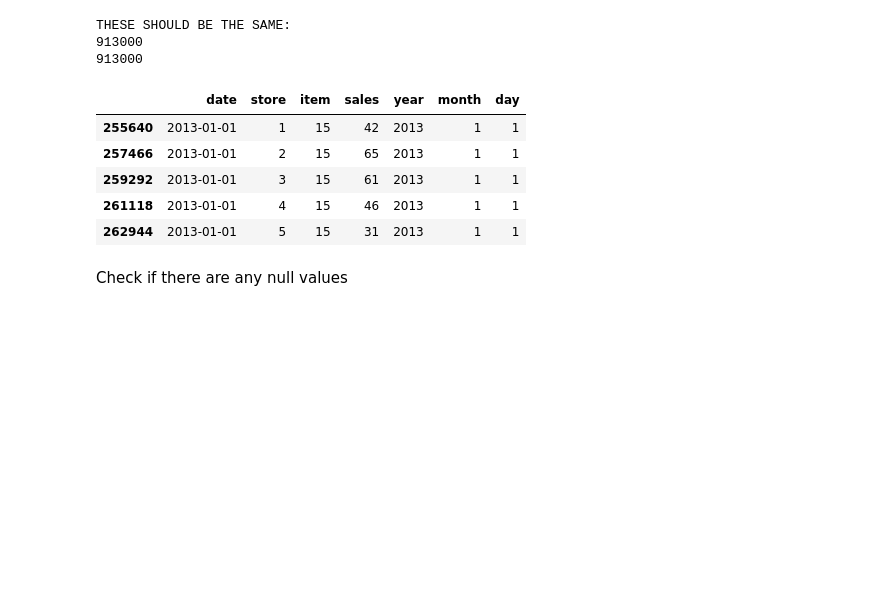
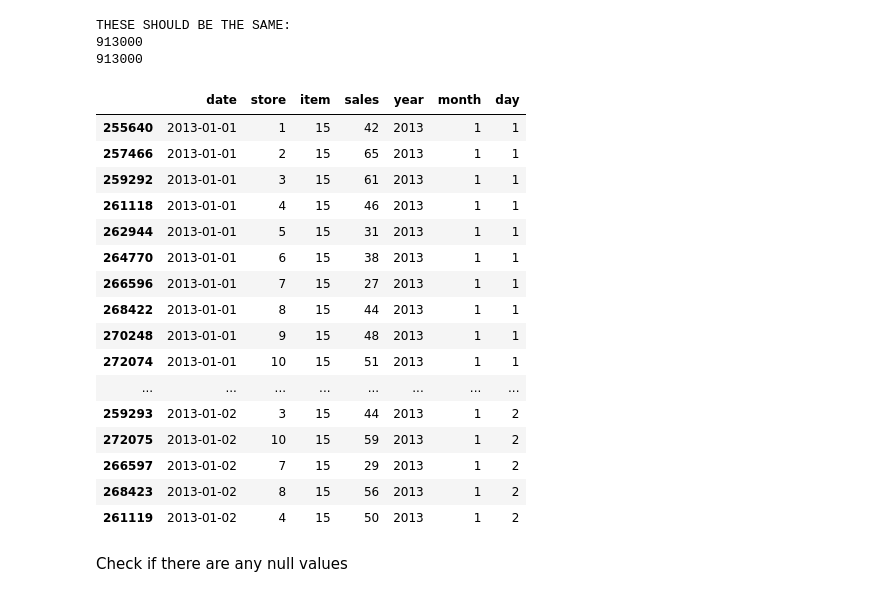
Before and after one commit to sh-biswas/demand-forecasting_Cogs109Final, a Jupyter notebook: Report.ipynb, the cells around one changed output. Saved outputs shown, nothing was run; the diff lists cells and outputs as text; code cells hidden in the pictures; blank space fills up the shorter version.

```diff
--- a/Report.ipynb
+++ b/Report.ipynb
@@ -53,14 +53,25 @@ THESE SHOULD BE THE SAME:
 913000
 913000
 # %%
-train.head()
+train.head(20)
 # %% [output]
 |  | date | store | item | sales | year | month | day |
 | 255640 | 2013-01-01 | 1 | 15 | 42 | 2013 | 1 | 1 |
 | 257466 | 2013-01-01 | 2 | 15 | 65 | 2013 | 1 | 1 |
 | 259292 | 2013-01-01 | 3 | 15 | 61 | 2013 | 1 | 1 |
 | 261118 | 2013-01-01 | 4 | 15 | 46 | 2013 | 1 | 1 |
 | 262944 | 2013-01-01 | 5 | 15 | 31 | 2013 | 1 | 1 |
+| 264770 | 2013-01-01 | 6 | 15 | 38 | 2013 | 1 | 1 |
+| 266596 | 2013-01-01 | 7 | 15 | 27 | 2013 | 1 | 1 |
+| 268422 | 2013-01-01 | 8 | 15 | 44 | 2013 | 1 | 1 |
+| 270248 | 2013-01-01 | 9 | 15 | 48 | 2013 | 1 | 1 |
+| 272074 | 2013-01-01 | 10 | 15 | 51 | 2013 | 1 | 1 |
+| ... | ... | ... | ... | ... | ... | ... | ... |
+| 259293 | 2013-01-02 | 3 | 15 | 44 | 2013 | 1 | 2 |
+| 272075 | 2013-01-02 | 10 | 15 | 59 | 2013 | 1 | 2 |
+| 266597 | 2013-01-02 | 7 | 15 | 29 | 2013 | 1 | 2 |
+| 268423 | 2013-01-02 | 8 | 15 | 56 | 2013 | 1 | 2 |
+| 261119 | 2013-01-02 | 4 | 15 | 50 | 2013 | 1 | 2 |
 # %% [markdown]
 Check if there are any null values
 # %%
```
Also changed, not shown: parts of 16 cells of this notebook.
